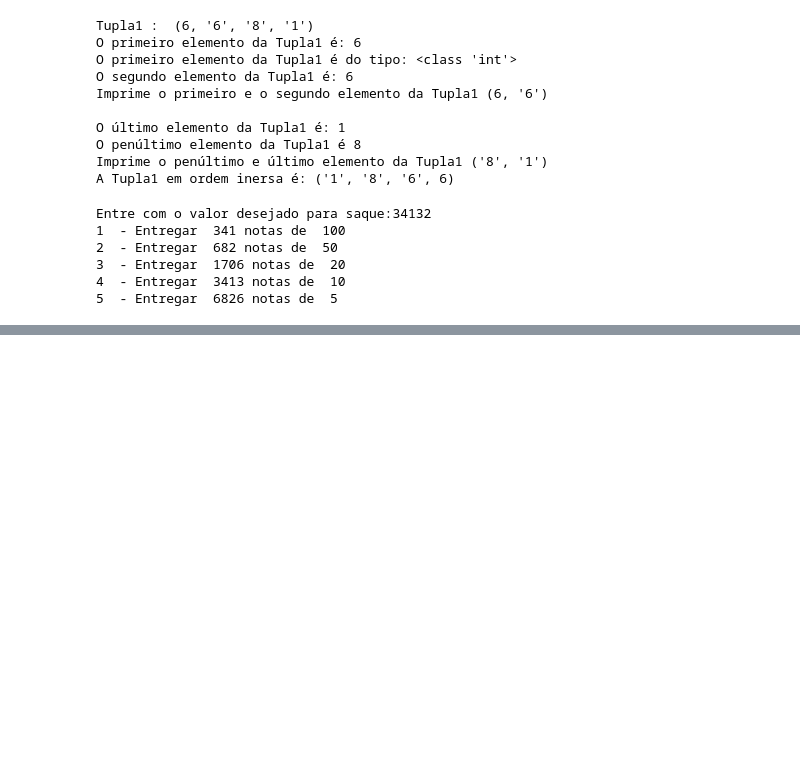
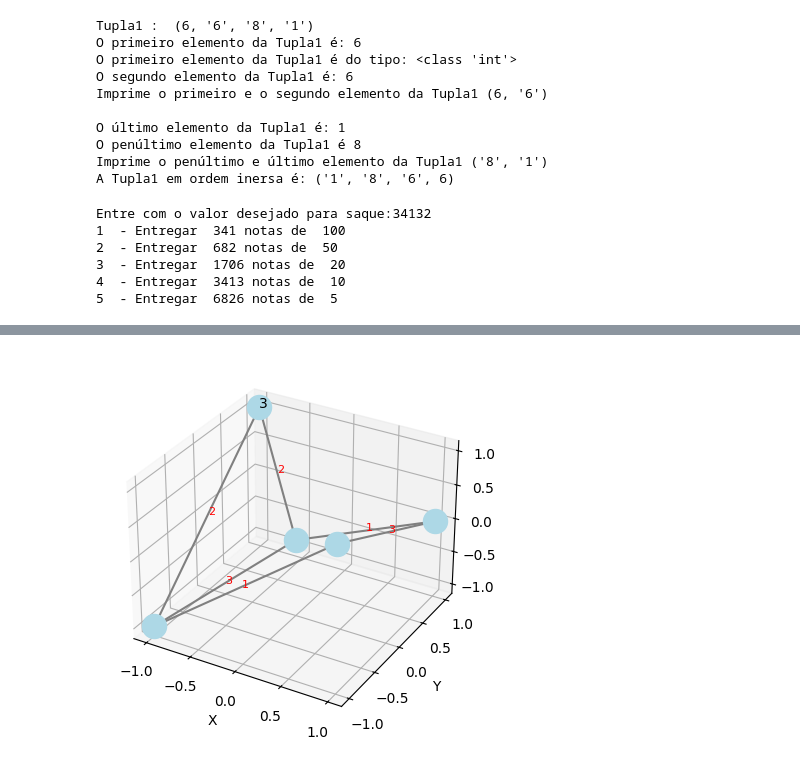
Before and after one commit to MaximuxxS/recruit, a Jupyter notebook: Estruturas_de_dados_iteráveis.ipynb, the cells around one changed output, grey strips where cells are left out. Drawn from its saved outputs; the diff is of its cells as text; code cells hidden in the pictures; blank space fills up the shorter version.

```diff
--- a/Estruturas_de_dados_iteráveis.ipynb
+++ b/Estruturas_de_dados_iteráveis.ipynb
@@ -177,0 +313,58 @@ for k, v in dicionario.items():
+# %%
+import networkx as nx
+import matplotlib.pyplot as plt
+from mpl_toolkits.mplot3d import Axes3D
+
+# Criação do grafo
+G = nx.Graph()
+
+# Adiciona os nós
+G.add_nodes_from([1, 2, 3, 4, 5])
+
+# Adiciona as arestas com pesos
+edges = [
+    (1, 2, 1),
+    (1, 3, 2),
+    (1, 4, 3),
+    (2, 5, 3),
+    (3, 4, 2),
+    (4, 5, 1)
+]
+G.add_weighted_edges_from(edges)
+
+# Definir posições 3D para os nós
+pos = {
+    1: (0, 0, 0),
+    2: (1, 1, 0),
+    3: (-1, 1, 1),
+    4: (-1, -1, -1),
+    5: (1, -1, 1)
+}
+
+# Visualizar grafo 3D
+fig = plt.figure()
+ax = fig.add_subplot(111, projection="3d")
+
+# Desenhar nós
+for node, (x, y, z) in pos.items():
+    ax.scatter(x, y, z, s=300, c="lightblue", label=f"Node {node}")
+    ax.text(x, y, z, f"{node}", fontsize=10, color="black")
+
+# Desenhar arestas
+for u, v, weight in G.edges(data="weight"):
+    x = [pos[u][0], pos[v][0]]
+    y = [pos[u][1], pos[v][1]]
+    z = [pos[u][2], pos[v][2]]
+    ax.plot(x, y, z, c="gray")
+    mid_x = (pos[u][0] + pos[v][0]) / 2
+    mid_y = (pos[u][1] + pos[v][1]) / 2
+    mid_z = (pos[u][2] + pos[v][2]) / 2
+    ax.text(mid_x, mid_y, mid_z, f"{weight}", fontsize=8, color="red")
+
+# Ajustar os limites e exibir o gráfico
+ax.set_xlabel("X")
+ax.set_ylabel("Y")
+ax.set_zlabel("Z")
+plt.show()
+# %% [output]
+[figure, added]
```
Also changed, not shown: parts of 15 cells of this notebook.
